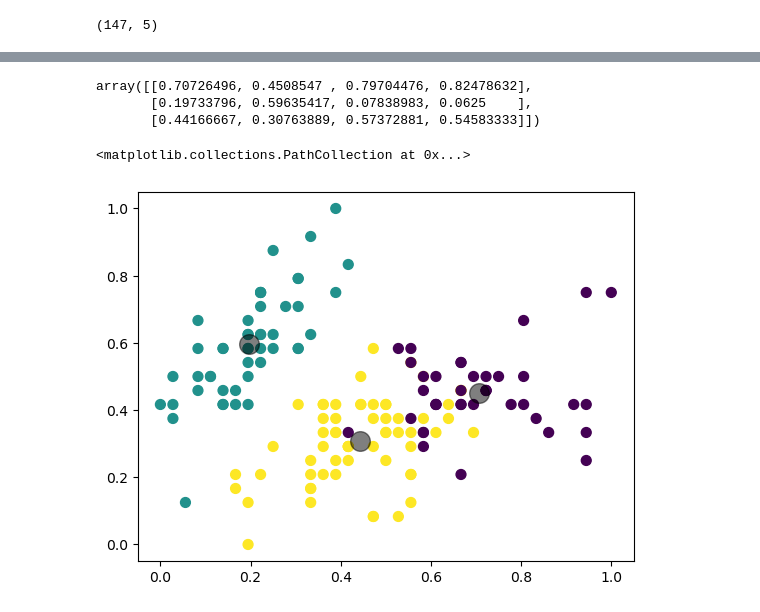
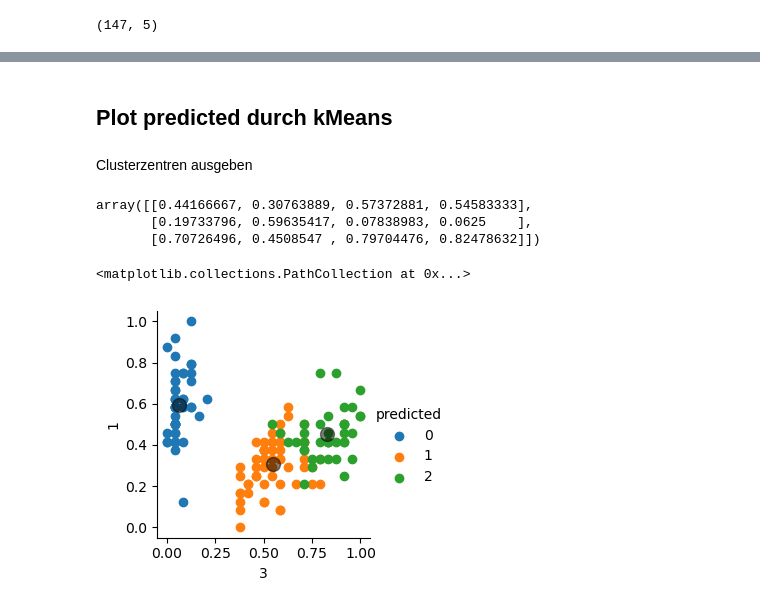
Before and after one commit to yungsnowx/215machinelearning, a Jupyter notebook: kMeansClustering/kMeansIris.ipynb, the cells around one changed output, grey strips where cells are left out. Saved outputs shown, nothing was run; the diff lists cells and outputs as text; code cells hidden in the pictures.

```diff
--- a/kMeansClustering/kMeansIris.ipynb
+++ b/kMeansClustering/kMeansIris.ipynb
@@ -55,0 +76,4 @@ corr
+# %%
+x = data[[0,1,2,3]] # Features
+y = data[4] # Class/Target
+x = pd.DataFrame.to_numpy(x) # df in array umwandeln
@@ -77,0 +148,3 @@ array([1, 1, 1, 1, 1, 1, 1, 1, 1, 1, 1, 1, 1, 1, 1, 1, 1, 1, 1, 1, 1, 1,
+# %%
+prediction = np.where(prediction == 1, 0, np.where(prediction == 0, 1, prediction))
+prediction
@@ -77,0 +161,3 @@ array([1, 1, 1, 1, 1, 1, 1, 1, 1, 1, 1, 1, 1, 1, 1, 1, 1, 1, 1, 1, 1, 1,
+# %%
+scaled_data['predicted'] = prediction
+scaled_data.head(5)
@@ -78,15 +171,18 @@ array([1, 1, 1, 1, 1, 1, 1, 1, 1, 1, 1, 1, 1, 1, 1, 1, 1, 1, 1, 1, 1, 1,
+# %% [markdown]
+## Plot predicted durch kMeans
+# %% [markdown]
+Clusterzentren ausgeben
 # %%
 cluster_centres = model.cluster_centers_
 cluster_centres
 # %% [output]
-array([[0.70726496, 0.4508547 , 0.79704476, 0.82478632],
+array([[0.44166667, 0.30763889, 0.57372881, 0.54583333],
        [0.19733796, 0.59635417, 0.07838983, 0.0625    ],
-       [0.44166667, 0.30763889, 0.57372881, 0.54583333]])
+       [0.70726496, 0.4508547 , 0.79704476, 0.82478632]])
 # %%
-plt.scatter(scaled_data.iloc[:, 0], scaled_data.iloc[:, 1], c=prediction, s=50, cmap='viridis')
-
+sns.FacetGrid(scaled_data, hue='predicted').map(plt.scatter, 3, 1).add_legend()
 centers = cluster_centres
-plt.scatter(centers[:,0], centers[:,1],c='black', s=200, alpha=0.5)
+plt.scatter(centers[:,3], centers[:,1],c='black', s=100, alpha=0.5)
 # %% [output]
 <matplotlib.collections.PathCollection at 0x...>
-[figure, old version]
+[figure, new version]
```
Also changed, not shown: parts of 42 cells of this notebook, 1 other file.
